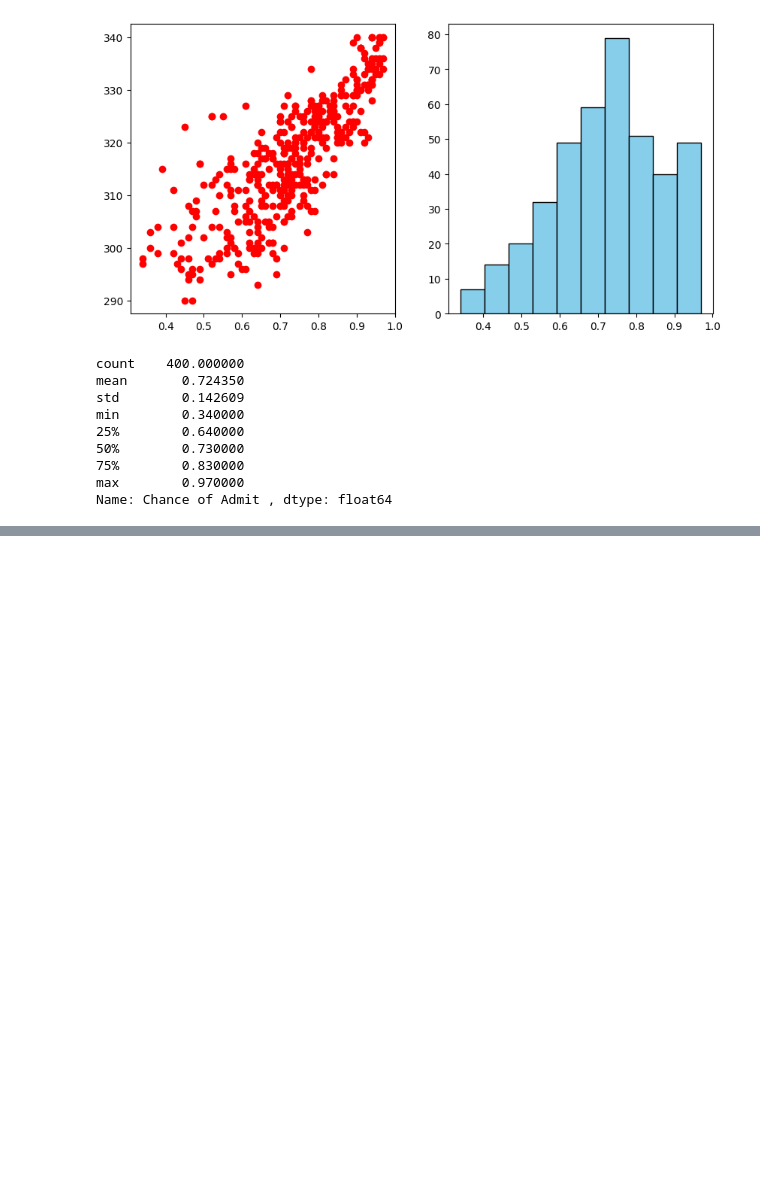
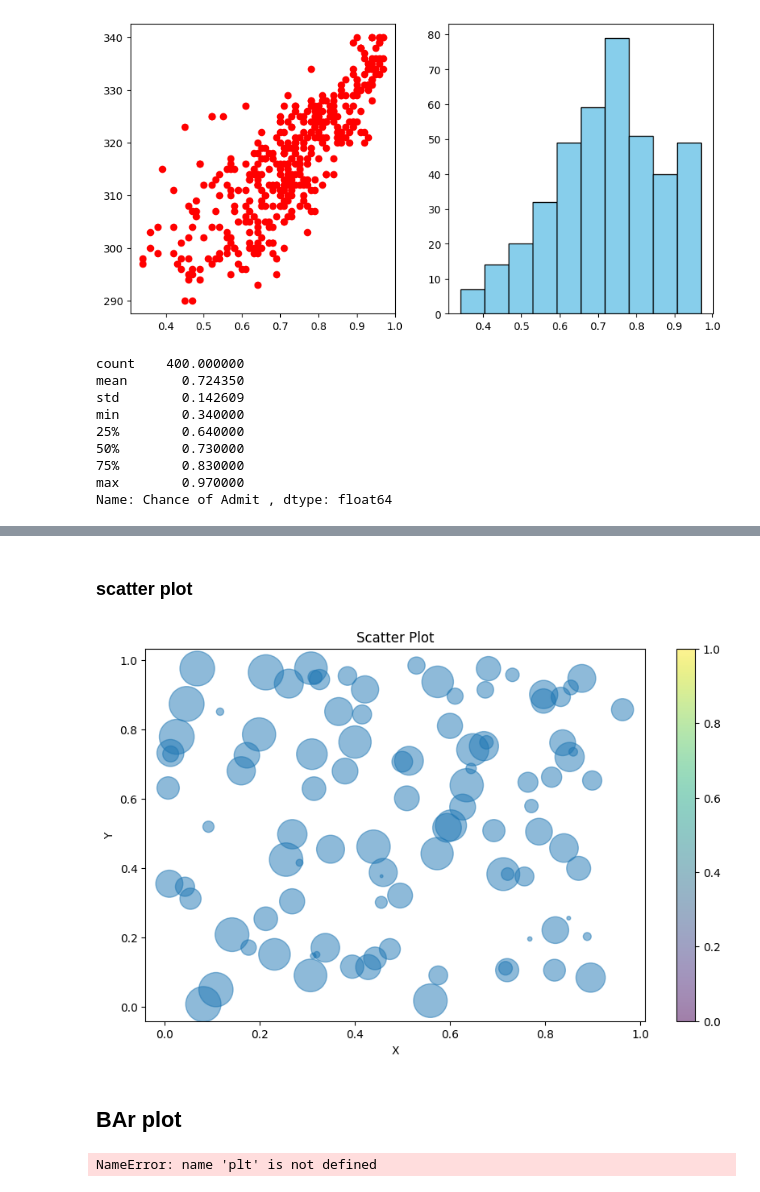
Before and after one commit to ZAINAZHAR303/numpy-basics, a Jupyter notebook: jupyter notebook numpy/visualization in matplotlib.ipynb, the cells around one changed output, grey strips where cells are left out. Drawn from its saved outputs; the diff is of its cells as text; code cells hidden in the pictures; blank space fills up the shorter version.

```diff
--- a/jupyter notebook numpy/visualization in matplotlib.ipynb
+++ b/jupyter notebook numpy/visualization in matplotlib.ipynb
@@ -81,0 +103,34 @@ Name: Chance of Admit , dtype: float64
+# %% [markdown]
+### scatter plot
+# %%
+## scatter plot in matplotlib
+x = np.random.rand(100)
+y = np.random.rand(100)
+# colors = np.random.rand(100)
+sizes = 1000 * np.random.rand(100)
+
+plt.figure(figsize=(10, 6))
+plt.scatter(x, y,  s=sizes, alpha=0.5)
+plt.title('Scatter Plot')
+plt.xlabel('X')
+plt.ylabel('Y')
+plt.colorbar()
+plt.show()
+# %% [output]
+[figure, added]
+# %% [markdown]
+## BAr plot
+# %%
+### Bar plot in matpolt
+
+categories = ['A', 'B', 'C', 'D']
+values = [10, 20, 15, 25]
+
+plt.figure(figsize=(10, 6))
+plt.bar(categories, values, color='skyblue')
+plt.title('Bar Plot')
+plt.xlabel('Categories')
+plt.ylabel('Values')
+plt.show()
+# %% [output]
+NameError: name 'plt' is not defined
```
Also changed, not shown: parts of 4 cells of this notebook.
